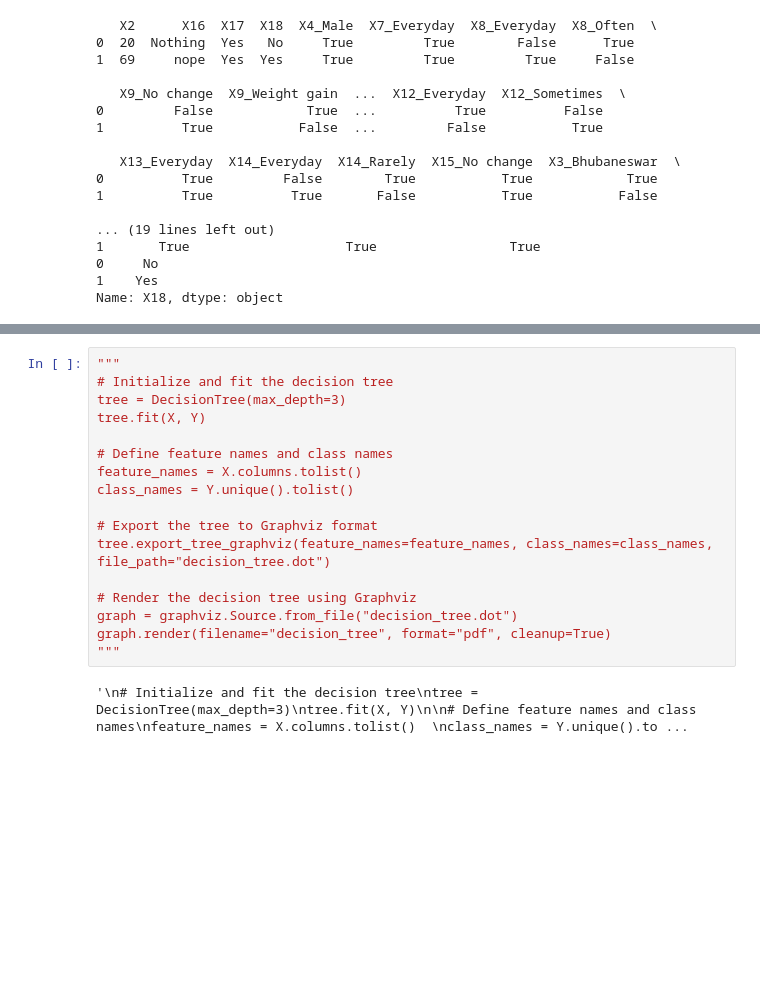
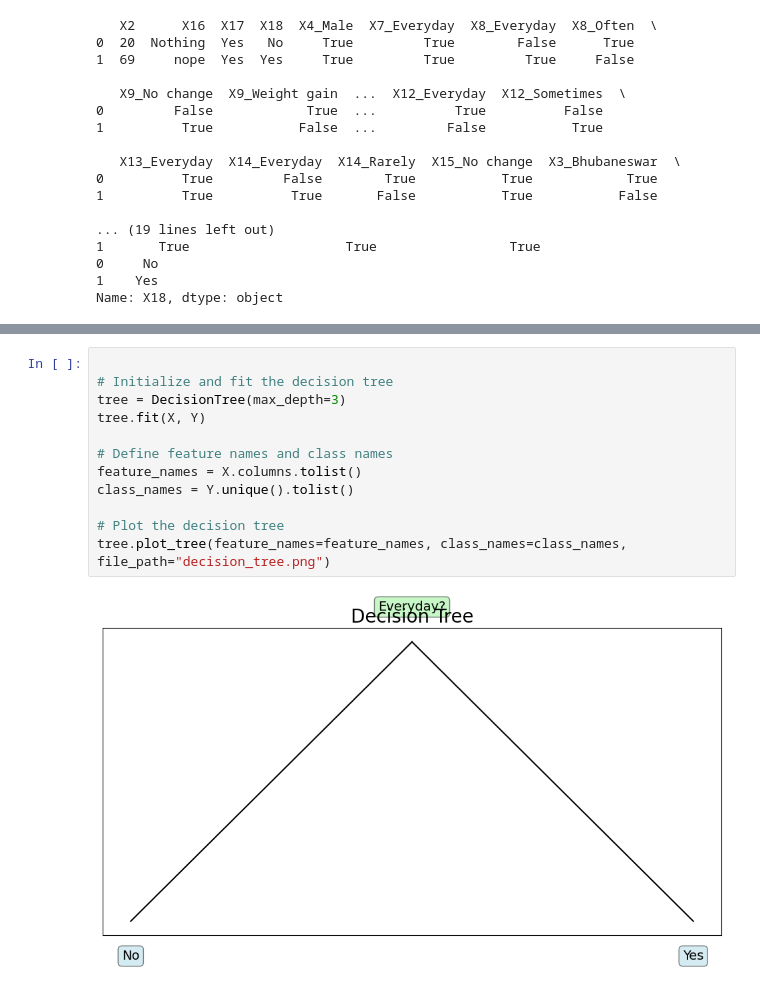
Before and after one commit to defonotananya/minorproject, a Jupyter notebook: testcode/tc1.ipynb, the cells around one changed output, grey strips where cells are left out. Drawn from its saved outputs; the diff is of its cells as text; blank space fills up the shorter version.

```diff
--- a/testcode/tc1.ipynb
+++ b/testcode/tc1.ipynb
@@ -124,19 +128,14 @@ class DecisionTree:
 # %%
-"""
+
 # Initialize and fit the decision tree
 tree = DecisionTree(max_depth=3)
 tree.fit(X, Y)
 
 # Define feature names and class names
 feature_names = X.columns.tolist()
 class_names = Y.unique().tolist()
 
-# Export the tree to Graphviz format
-tree.export_tree_graphviz(feature_names=feature_names, class_names=class_names, file_path="decision_tree.dot")
-
-# Render the decision tree using Graphviz
-graph = graphviz.Source.from_file("decision_tree.dot")
-graph.render(filename="decision_tree", format="pdf", cleanup=True)
-"""
+# Plot the decision tree
+tree.plot_tree(feature_names=feature_names, class_names=class_names, file_path="decision_tree.png")
 # %% [output]
-'\n# Initialize and fit the decision tree\ntree = DecisionTree(max_depth=3)\ntree.fit(X, Y)\n\n# Define feature names and class names\nfeature_names = X.columns.tolist()  \nclass_names = Y.unique().to ...
+[figure, added]
```
Also changed, not shown: parts of 2 cells of this notebook, 5 other files.
